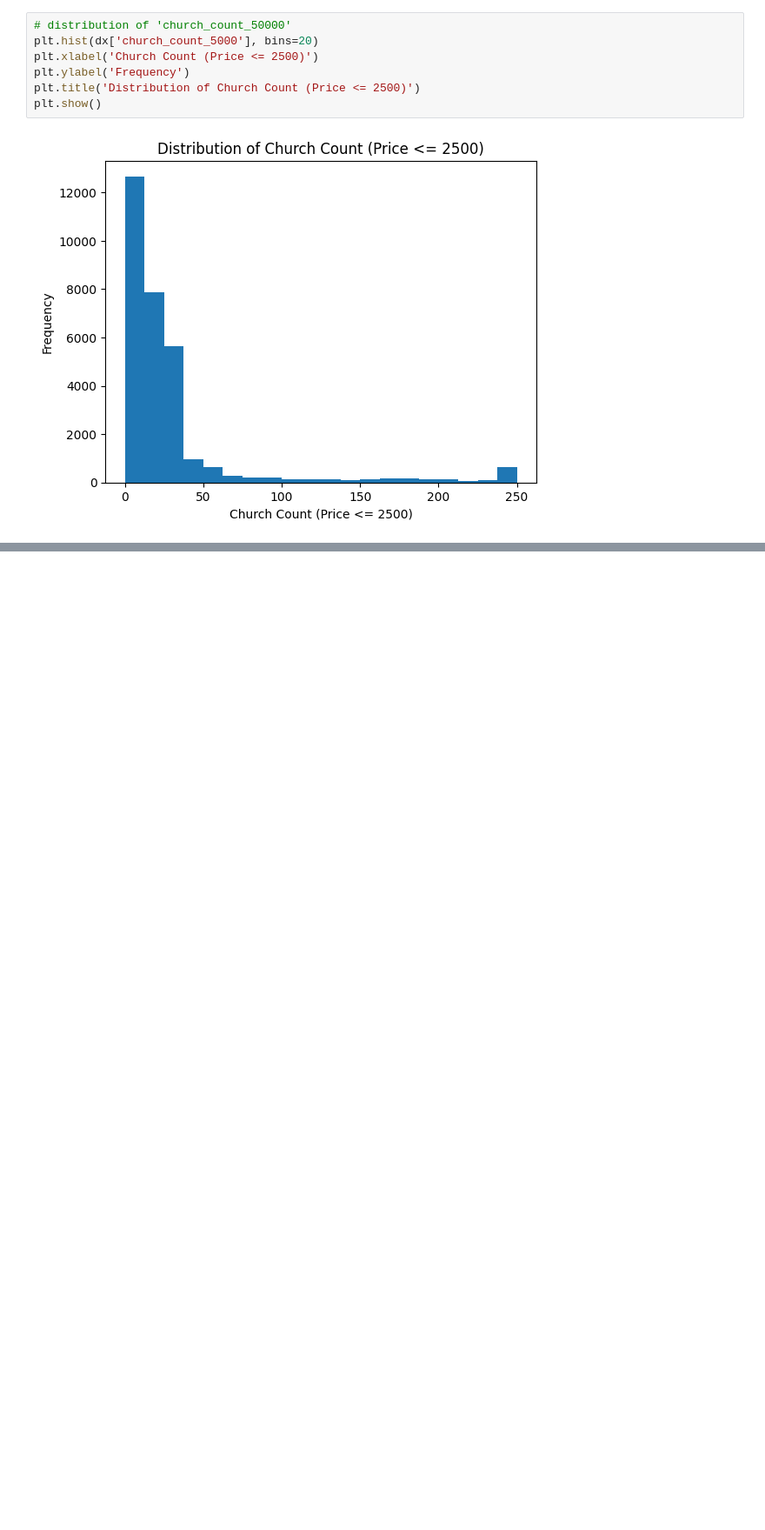
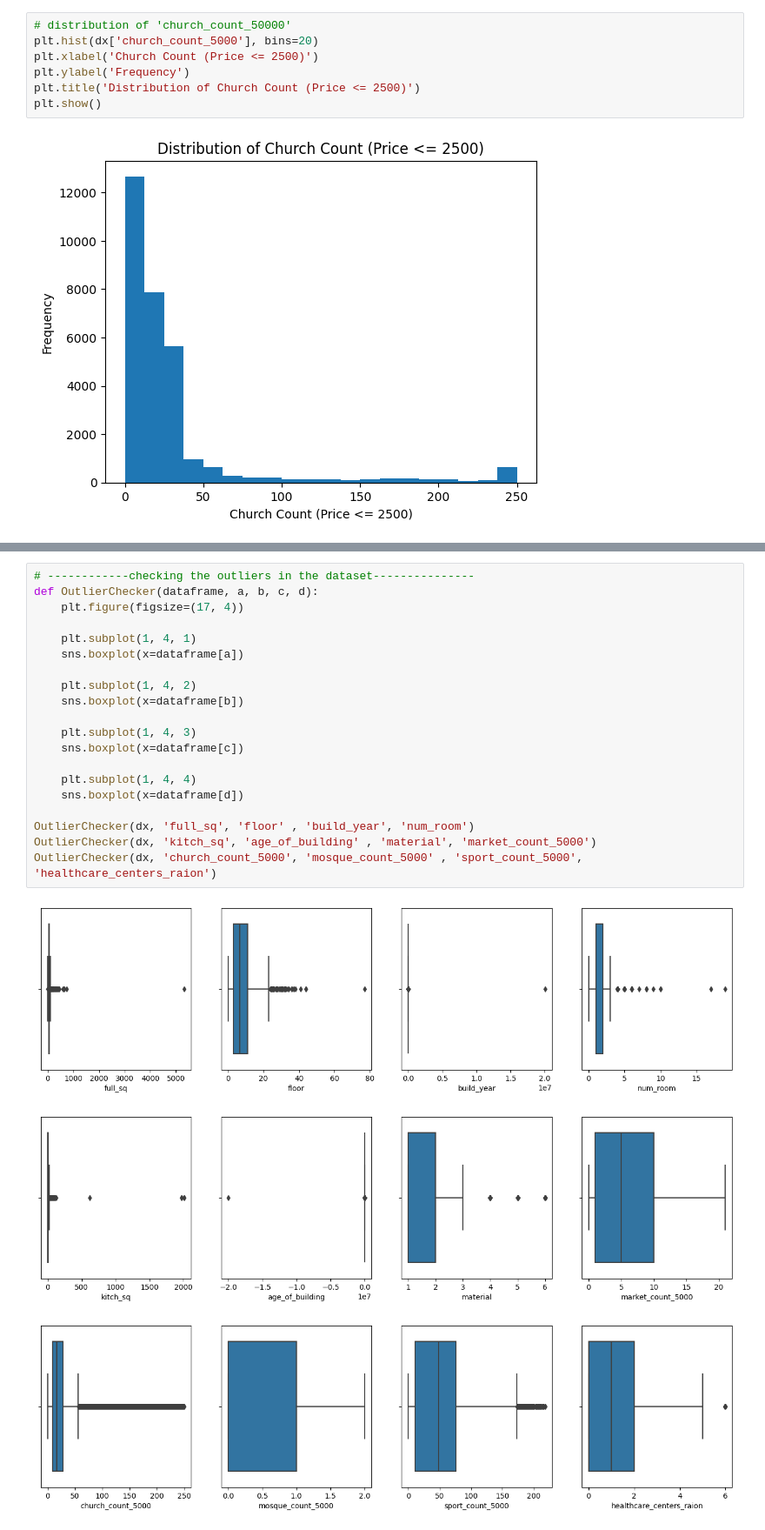
Before and after one commit to Obuninta/Final_Project, a Jupyter notebook: HousePricesPrediction.ipynb, the cells around one changed output, grey strips where cells are left out. Shown: that part at 87% size. Cells and saved outputs as stored; diff of their text form; blank space fills up the shorter version.

```diff
--- a/HousePricesPrediction.ipynb
+++ b/HousePricesPrediction.ipynb
@@ -237,0 +279,24 @@ plt.show()
+# %%
+# ------------checking the outliers in the dataset---------------
+def OutlierChecker(dataframe, a, b, c, d):
+    plt.figure(figsize=(17, 4))
+
+    plt.subplot(1, 4, 1)
+    sns.boxplot(x=dataframe[a])
+
+    plt.subplot(1, 4, 2)
+    sns.boxplot(x=dataframe[b])
+
+    plt.subplot(1, 4, 3)
+    sns.boxplot(x=dataframe[c])
+
+    plt.subplot(1, 4, 4)
+    sns.boxplot(x=dataframe[d])
+
+OutlierChecker(dx, 'full_sq', 'floor' , 'build_year', 'num_room')
+OutlierChecker(dx, 'kitch_sq', 'age_of_building' , 'material', 'market_count_5000')
+OutlierChecker(dx, 'church_count_5000', 'mosque_count_5000' , 'sport_count_5000', 'healthcare_centers_raion')
+# %% [output]
+[figure, added]
+[figure, added]
+[figure, added]
```
Also changed, not shown: parts of 15 cells of this notebook.
